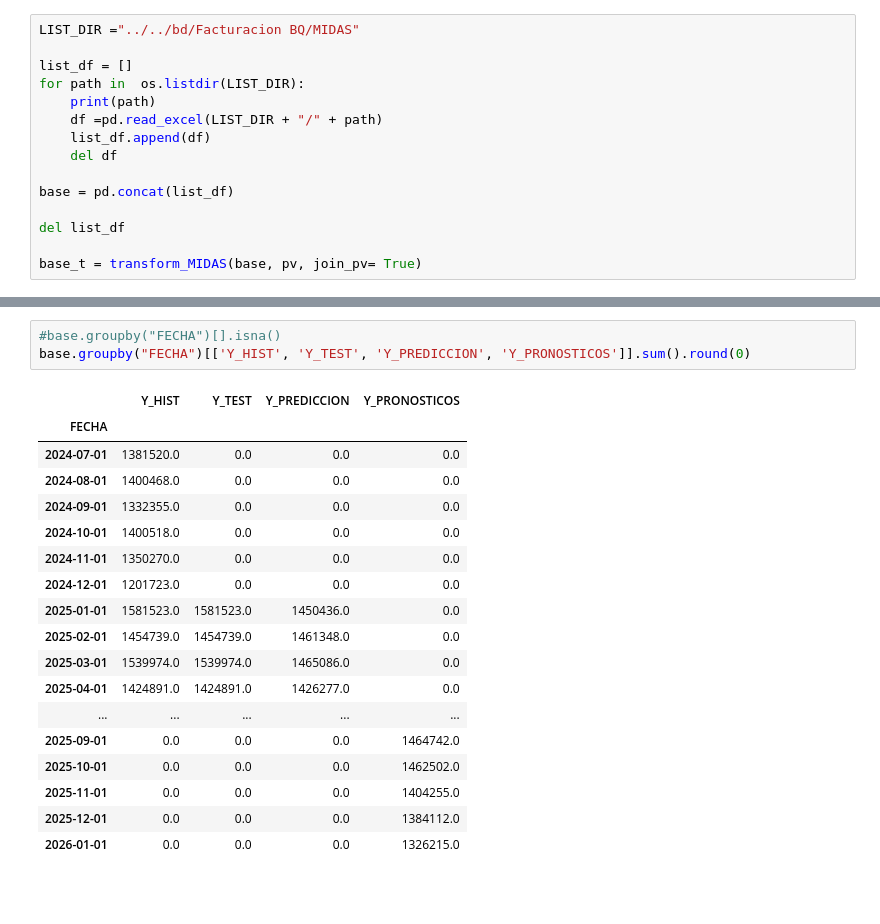
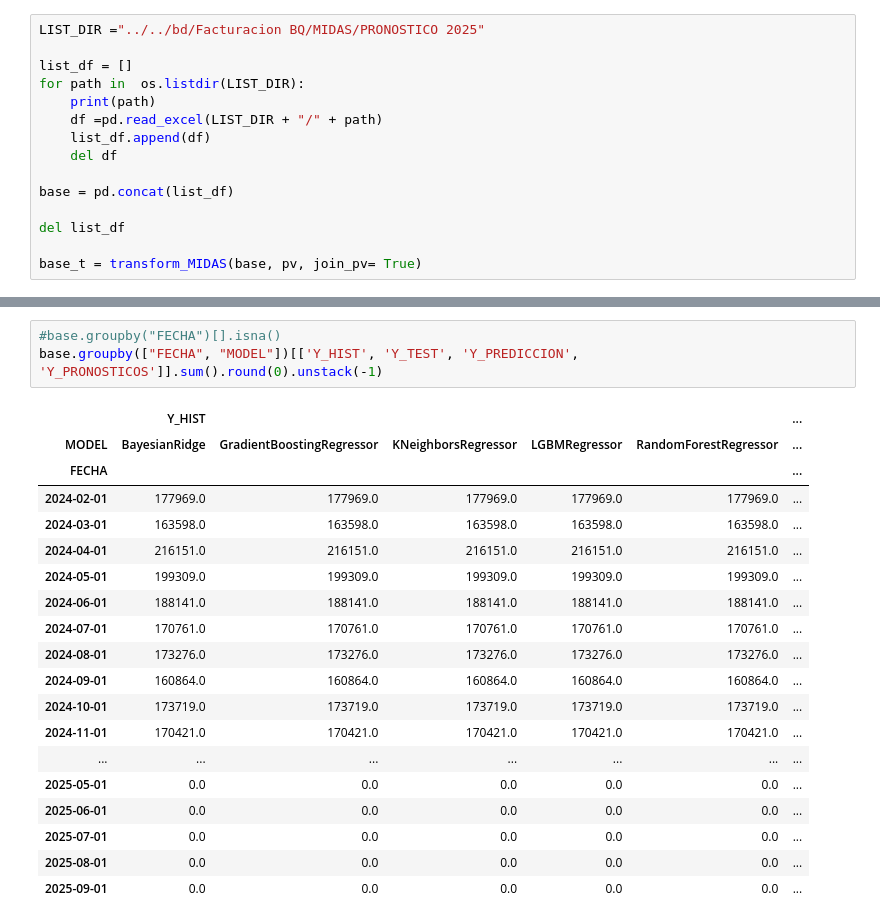
Before and after one commit to adojedar/demanda2, a Jupyter notebook: VALIDACION_POP.ipynb, the cells around one changed output, grey strips where cells are left out. Saved outputs shown, nothing was run; the diff lists cells and outputs as text; blank space fills up the shorter version.

```diff
--- a/VALIDACION_POP.ipynb
+++ b/VALIDACION_POP.ipynb
@@ -220,5 +282,5 @@ Name: count, dtype: int64
 # %%
-LIST_DIR ="../../bd/Facturacion BQ/MIDAS"
+LIST_DIR ="../../bd/Facturacion BQ/MIDAS/PRONOSTICO 2025"
 
 list_df = []
 for path in  os.listdir(LIST_DIR):
@@ -244,22 +330,23 @@ outputs_XGBRegressor_FORECAST_NombreSubdireccion_ToneladasFacturadas_20250908_18
 # %%
 #base.groupby("FECHA")[].isna()
-base.groupby("FECHA")[['Y_HIST', 'Y_TEST', 'Y_PREDICCION', 'Y_PRONOSTICOS']].sum().round(0)
+base.groupby(["FECHA", "MODEL"])[['Y_HIST', 'Y_TEST', 'Y_PREDICCION', 'Y_PRONOSTICOS']].sum().round(0).unstack(-1)
 # %% [output]
-|  | Y_HIST | Y_TEST | Y_PREDICCION | Y_PRONOSTICOS |
-| FECHA |  |  |  |  |
-| 2024-07-01 | 1381520.0 | 0.0 | 0.0 | 0.0 |
-| 2024-08-01 | 1400468.0 | 0.0 | 0.0 | 0.0 |
-| 2024-09-01 | 1332355.0 | 0.0 | 0.0 | 0.0 |
-| 2024-10-01 | 1400518.0 | 0.0 | 0.0 | 0.0 |
-| 2024-11-01 | 1350270.0 | 0.0 | 0.0 | 0.0 |
-| 2024-12-01 | 1201723.0 | 0.0 | 0.0 | 0.0 |
-| 2025-01-01 | 1581523.0 | 1581523.0 | 1450436.0 | 0.0 |
-| 2025-02-01 | 1454739.0 | 1454739.0 | 1461348.0 | 0.0 |
-| 2025-03-01 | 1539974.0 | 1539974.0 | 1465086.0 | 0.0 |
-| 2025-04-01 | 1424891.0 | 1424891.0 | 1426277.0 | 0.0 |
-| ... | ... | ... | ... | ... |
-| 2025-09-01 | 0.0 | 0.0 | 0.0 | 1464742.0 |
-| 2025-10-01 | 0.0 | 0.0 | 0.0 | 1462502.0 |
-| 2025-11-01 | 0.0 | 0.0 | 0.0 | 1404255.0 |
-| 2025-12-01 | 0.0 | 0.0 | 0.0 | 1384112.0 |
-| 2026-01-01 | 0.0 | 0.0 | 0.0 | 1326215.0 |
+|  | Y_HIST |  |  |  |  | ... |
+| MODEL | BayesianRidge | GradientBoostingRegressor | KNeighborsRegressor | LGBMRegressor | RandomForestRegressor | ... |
+| FECHA |  |  |  |  |  | ... |
+| 2024-02-01 | 177969.0 | 177969.0 | 177969.0 | 177969.0 | 177969.0 | ... |
+| 2024-03-01 | 163598.0 | 163598.0 | 163598.0 | 163598.0 | 163598.0 | ... |
+| 2024-04-01 | 216151.0 | 216151.0 | 216151.0 | 216151.0 | 216151.0 | ... |
+| 2024-05-01 | 199309.0 | 199309.0 | 199309.0 | 199309.0 | 199309.0 | ... |
+| 2024-06-01 | 188141.0 | 188141.0 | 188141.0 | 188141.0 | 188141.0 | ... |
+| 2024-07-01 | 170761.0 | 170761.0 | 170761.0 | 170761.0 | 170761.0 | ... |
+| 2024-08-01 | 173276.0 | 173276.0 | 173276.0 | 173276.0 | 173276.0 | ... |
+| 2024-09-01 | 160864.0 | 160864.0 | 160864.0 | 160864.0 | 160864.0 | ... |
+| 2024-10-01 | 173719.0 | 173719.0 | 173719.0 | 173719.0 | 173719.0 | ... |
+| 2024-11-01 | 170421.0 | 170421.0 | 170421.0 | 170421.0 | 170421.0 | ... |
+| ... | ... | ... | ... | ... | ... | ... |
+| 2025-05-01 | 0.0 | 0.0 | 0.0 | 0.0 | 0.0 | ... |
+| 2025-06-01 | 0.0 | 0.0 | 0.0 | 0.0 | 0.0 | ... |
+| 2025-07-01 | 0.0 | 0.0 | 0.0 | 0.0 | 0.0 | ... |
+| 2025-08-01 | 0.0 | 0.0 | 0.0 | 0.0 | 0.0 | ... |
+| 2025-09-01 | 0.0 | 0.0 | 0.0 | 0.0 | 0.0 | ... |
```
Also changed, not shown: parts of 14 cells of this notebook.
